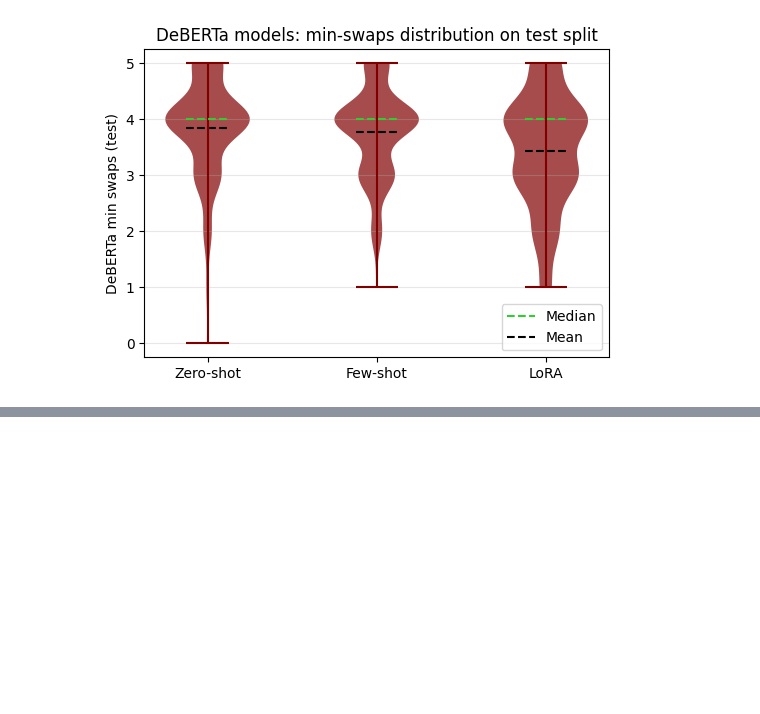
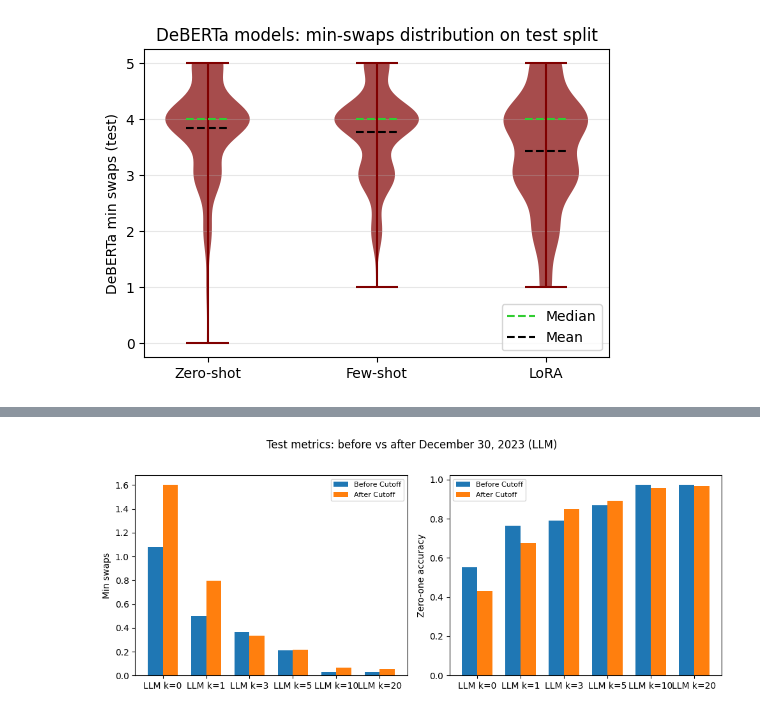
Before and after one commit to Kunritty/connections-solver, a Jupyter notebook: data_evaluation.ipynb, the cells around one changed output, grey strips where cells are left out. Saved outputs shown, nothing was run; the diff lists cells and outputs as text; code cells hidden in the pictures; blank space fills up the shorter version.

Commit message:
Add eval graphs

```diff
--- a/data_evaluation.ipynb
+++ b/data_evaluation.ipynb
@@ -11,9 +12,9 @@ import numpy as np
 from matplotlib.lines import Line2D
 # %%
 # All data loading and configuration for DeBERTa reports lives here.
-REPORTS_DIR = Path("results")
+REPORTS_DIR = Path("reports")
 FIGURES_DIR = REPORTS_DIR / "figures"
-SAVE_FIGURES = False
+SAVE_FIGURES = True
 
 MODEL_LABELS = {"zero_shot": "Zero-shot", "few_shot": "Few-shot", "lora": "LoRA"}
 
@@ -133,0 +250,62 @@ plt.show()
+# %%
+from datetime import datetime
+
+CUTOFF = datetime(2023, 12, 30)
+LLM_KS_BEFORE_AFTER = [0, 1, 3, 5, 10, 20]
+
+
+def _parse_date(s: str):
+    if not s:
+        return None
+    try:
+        return datetime.strptime(s.strip()[:10], "%Y-%m-%d")
+    except ValueError:
+        return None
+
+
+def _before_after_means_one(path: Path):
+    if not path.exists():
+        return None, None
+    rows = json.loads(path.read_text())
+    before = [r for r in rows if (_parse_date(r.get("date")) or CUTOFF) < CUTOFF]
+    after = [r for r in rows if _parse_date(r.get("date")) and _parse_date(r.get("date")) >= CUTOFF]
+    get = [lambda r: r.get("min_swaps", 0), lambda r: r.get("zero_one", 0.0)]
+    b = [np.mean([g(r) for r in before]) if before else np.nan for g in get]
+    a = [np.mean([g(r) for r in after]) if after else np.nan for g in get]
+    return b, a
+
+
+metric_labels = ["Min swaps", "Zero-one accuracy"]
+before_by_llm = []
+after_by_llm = []
+for k in LLM_KS_BEFORE_AFTER:
+    path = REPORTS_DIR / "LLM" / f"llm_k{k}_test_outputs.json"
+    b, a = _before_after_means_one(path)
+    before_by_llm.append(b if b else [np.nan, np.nan])
+    after_by_llm.append(a if a else [np.nan, np.nan])
+
+before_by_llm = np.array(before_by_llm)
+after_by_llm = np.array(after_by_llm)
+llm_labels = [f"LLM k={k}" for k in LLM_KS_BEFORE_AFTER]
+
+if len(before_by_llm) and np.any(np.isfinite(before_by_llm)) or np.any(np.isfinite(after_by_llm)):
+    fig, axes = plt.subplots(1, 2, figsize=(10, 4))
+    x = np.arange(len(llm_labels))
+    w = 0.35
+    for ax, mi, label in zip(axes, range(2), metric_labels):
+        ax.bar(x - w / 2, before_by_llm[:, mi], w, color="C0", label="Before Cutoff")
+        ax.bar(x + w / 2, after_by_llm[:, mi], w, color="C1", label="After Cutoff")
+        ax.set_ylabel(label)
+        ax.set_xticks(x)
+        ax.set_xticklabels(llm_labels)
+        ax.legend(loc="best", fontsize=8)
+    fig.suptitle("Test metrics: before vs after December 30, 2023 (LLM)", fontsize=12, y=1.02)
+    plt.tight_layout()
+    if SAVE_FIGURES:
+        FIGURES_DIR.mkdir(parents=True, exist_ok=True)
+        plt.savefig(FIGURES_DIR / "before_after_2023-12-30_llm.png", bbox_inches="tight", dpi=200)
+    plt.show()
+else:
+    print("No LLM test outputs found.")
+# %% [output]
+[figure, added]
```
Also changed, not shown: parts of 3 cells of this notebook, 6 other files.
